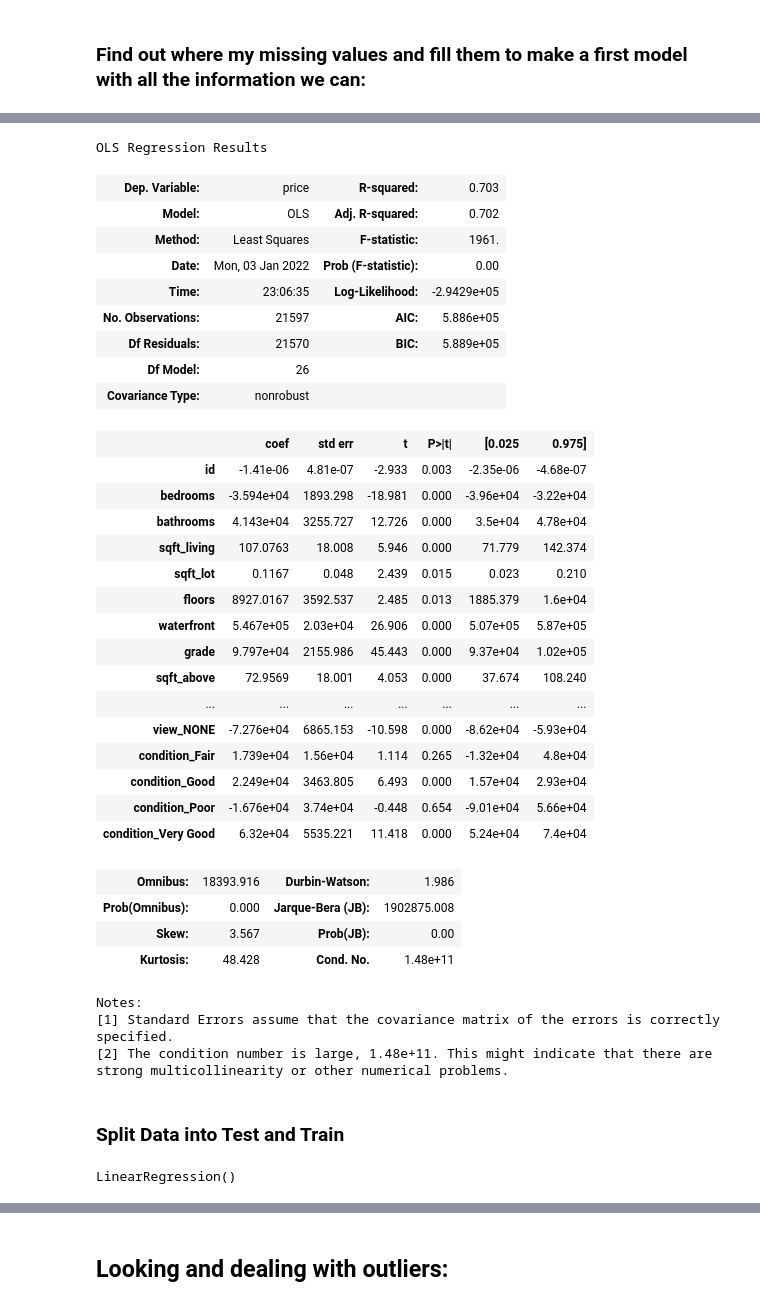
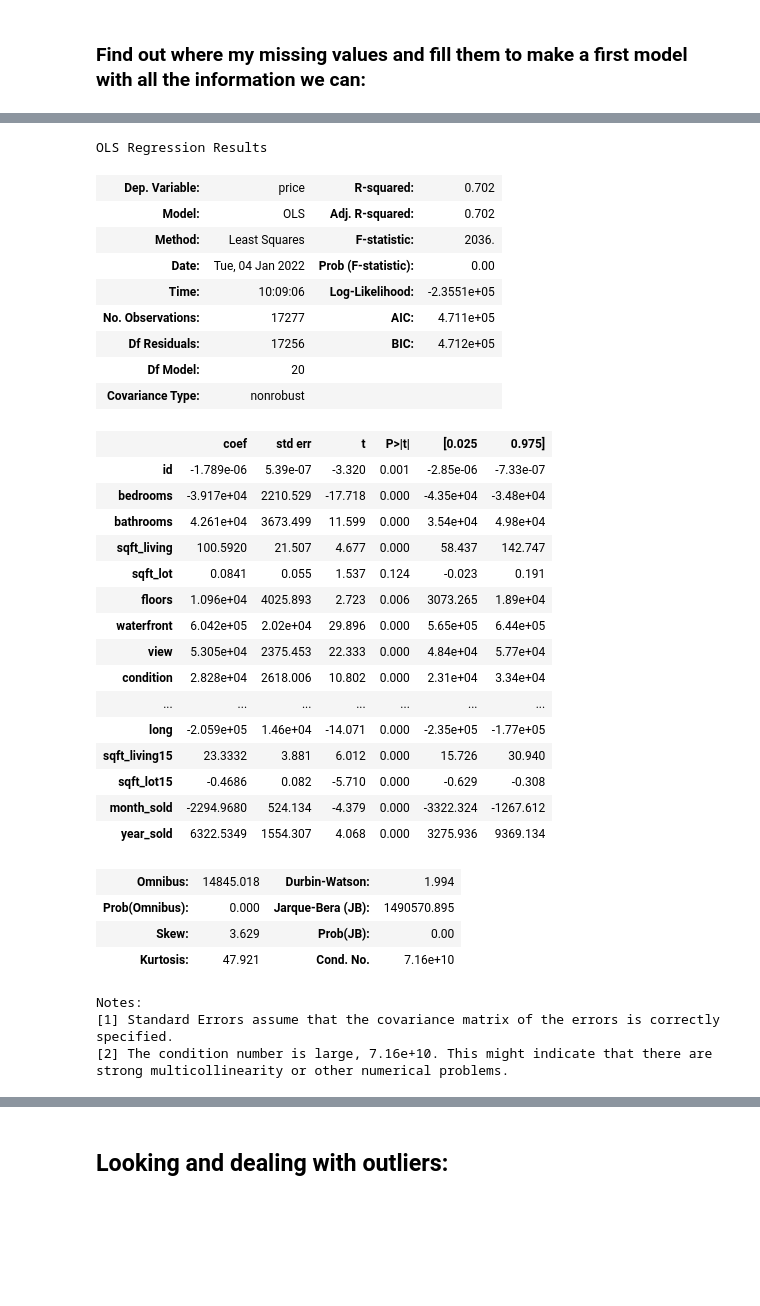
Before and after one commit to DataDoggo215/dsc-phase2-project, a Jupyter notebook: Master.ipynb, the cells around one changed output, grey strips where cells are left out. Drawn from its saved outputs; the diff is of its cells as text; code cells hidden in the pictures; blank space fills up the shorter version.

```diff
--- a/Master.ipynb
+++ b/Master.ipynb
@@ -48,2 +54,5 @@ df = pd.read_csv('data/kc_house_data.csv')
+# %%
+df = X_train
+y = y_train
 # %% [markdown]
 ### Find out where my missing values and fill them to make a first model with all the information we can:
@@ -145,3 +130,6 @@ array(['NONE', 'GOOD', 'EXCELLENT', 'AVERAGE', 'FAIR'], dtype=object)
+# %%
+# Change view to numeric
+df['view'] = df['view'].apply(lambda x: 0 if x=='NONE' else (1 if x=='FAIR' else (2 if x=='AVERAGE' else (3 if x=='GOOD' else 4))))
 # %%
 df['condition'].unique()
 # %% [output]
@@ -149,3 +137,6 @@ array(['Average', 'Very Good', 'Good', 'Poor', 'Fair'], dtype=object)
+# %%
+# Change condition to numeric
+df['condition'] = df['condition'].apply(lambda x: 1 if x=='Poor' else (2 if x=='Fair' else (3 if x=='Average' else (4 if x=='Good' else 5))))
 # %%
 #Convert date column to 2 separate columns for month and year
 date = df['date'].str.split('/', expand=True)
@@ -154,7 +145,4 @@ df['year_sold'] = date[2].astype('int64')
 
 #Drop original date column
 df.drop(columns=['date'], axis=1, inplace=True)
-# %%
-# Get_dummies of categorical values
-df = pd.get_dummies(df, columns=['view', 'condition'], drop_first = True)
 # %%
@@ -178,42 +160,38 @@ df
 # %%
-X = df.drop('price', axis=1)
-y = df['price']
-model = sm.OLS(endog=y, exog=X).fit()
+model = sm.OLS(endog=y, exog=df).fit()
 model.summary()
 # %% [output]
 OLS Regression Results
-| Dep. Variable: | price | R-squared: | 0.703 |
+| Dep. Variable: | price | R-squared: | 0.702 |
 | Model: | OLS | Adj. R-squared: | 0.702 |
-| Method: | Least Squares | F-statistic: | 1961. |
-| Date: | Mon, 03 Jan 2022 | Prob (F-statistic): | 0.00 |
-| Time: | 23:06:35 | Log-Likelihood: | -2.9429e+05 |
-| No. Observations: | 21597 | AIC: | 5.886e+05 |
-| Df Residuals: | 21570 | BIC: | 5.889e+05 |
-| Df Model: | 26 |  |  |
+| Method: | Least Squares | F-statistic: | 2036. |
+| Date: | Tue, 04 Jan 2022 | Prob (F-statistic): | 0.00 |
+| Time: | 10:09:06 | Log-Likelihood: | -2.3551e+05 |
+| No. Observations: | 17277 | AIC: | 4.711e+05 |
+| Df Residuals: | 17256 | BIC: | 4.712e+05 |
+| Df Model: | 20 |  |  |
 | Covariance Type: | nonrobust |  |  |
 |  | coef | std err | t | P>|t| | [0.025 | 0.975] |
-| id | -1.41e-06 | 4.81e-07 | -2.933 | 0.003 | -2.35e-06 | -4.68e-07 |
-| bedrooms | -3.594e+04 | 1893.298 | -18.981 | 0.000 | -3.96e+04 | -3.22e+04 |
-| bathrooms | 4.143e+04 | 3255.727 | 12.726 | 0.000 | 3.5e+04 | 4.78e+04 |
-| sqft_living | 107.0763 | 18.008 | 5.946 | 0.000 | 71.779 | 142.374 |
-| sqft_lot | 0.1167 | 0.048 | 2.439 | 0.015 | 0.023 | 0.210 |
-| floors | 8927.0167 | 3592.537 | 2.485 | 0.013 | 1885.379 | 1.6e+04 |
-| waterfront | 5.467e+05 | 2.03e+04 | 26.906 | 0.000 | 5.07e+05 | 5.87e+05 |
-| grade | 9.797e+04 | 2155.986 | 45.443 | 0.000 | 9.37e+04 | 1.02e+05 |
-| sqft_above | 72.9569 | 18.001 | 4.053 | 0.000 | 37.674 | 108.240 |
+| id | -1.789e-06 | 5.39e-07 | -3.320 | 0.001 | -2.85e-06 | -7.33e-07 |
+| bedrooms | -3.917e+04 | 2210.529 | -17.718 | 0.000 | -4.35e+04 | -3.48e+04 |
+| bathrooms | 4.261e+04 | 3673.499 | 11.599 | 0.000 | 3.54e+04 | 4.98e+04 |
+| sqft_living | 100.5920 | 21.507 | 4.677 | 0.000 | 58.437 | 142.747 |
+| sqft_lot | 0.0841 | 0.055 | 1.537 | 0.124 | -0.023 | 0.191 |
+| floors | 1.096e+04 | 4025.893 | 2.723 | 0.006 | 3073.265 | 1.89e+04 |
+| waterfront | 6.042e+05 | 2.02e+04 | 29.896 | 0.000 | 5.65e+05 | 6.44e+05 |
+| view | 5.305e+04 | 2375.453 | 22.333 | 0.000 | 4.84e+04 | 5.77e+04 |
+| condition | 2.828e+04 | 2618.006 | 10.802 | 0.000 | 2.31e+04 | 3.34e+04 |
 | ... | ... | ... | ... | ... | ... | ... |
-| view_NONE | -7.276e+04 | 6865.153 | -10.598 | 0.000 | -8.62e+04 | -5.93e+04 |
-| condition_Fair | 1.739e+04 | 1.56e+04 | 1.114 | 0.265 | -1.32e+04 | 4.8e+04 |
-| condition_Good | 2.249e+04 | 3463.805 | 6.493 | 0.000 | 1.57e+04 | 2.93e+04 |
-| condition_Poor | -1.676e+04 | 3.74e+04 | -0.448 | 0.654 | -9.01e+04 | 5.66e+04 |
-| condition_Very Good | 6.32e+04 | 5535.221 | 11.418 | 0.000 | 5.24e+04 | 7.4e+04 |
+| long | -2.059e+05 | 1.46e+04 | -14.071 | 0.000 | -2.35e+05 | -1.77e+05 |
+| sqft_living15 | 23.3332 | 3.881 | 6.012 | 0.000 | 15.726 | 30.940 |
+| sqft_lot15 | -0.4686 | 0.082 | -5.710 | 0.000 | -0.629 | -0.308 |
+| month_sold | -2294.9680 | 524.134 | -4.379 | 0.000 | -3322.324 | -1267.612 |
+| year_sold | 6322.5349 | 1554.307 | 4.068 | 0.000 | 3275.936 | 9369.134 |
-| Omnibus: | 18393.916 | Durbin-Watson: | 1.986 |
-| Prob(Omnibus): | 0.000 | Jarque-Bera (JB): | 1902875.008 |
-| Skew: | 3.567 | Prob(JB): | 0.00 |
-| Kurtosis: | 48.428 | Cond. No. | 1.48e+11 |
+| Omnibus: | 14845.018 | Durbin-Watson: | 1.994 |
+| Prob(Omnibus): | 0.000 | Jarque-Bera (JB): | 1490570.895 |
+| Skew: | 3.629 | Prob(JB): | 0.00 |
+| Kurtosis: | 47.921 | Cond. No. | 7.16e+10 |
 Notes:
 [1] Standard Errors assume that the covariance matrix of the errors is correctly specified.
-[2] The condition number is large, 1.48e+11. This might indicate that there are
+[2] The condition number is large, 7.16e+10. This might indicate that there are
 strong multicollinearity or other numerical problems.
-# %% [markdown]
-### Split Data into Test and Train
@@ -222,6 +197,0 @@ X_train, X_test, y_train, y_test = train_test_split(X, y, test_size=.20, random_
-# %%
-linreg = LinearRegression()
-model = linreg.fit(X_train, y_train)
-model
-# %% [output]
-LinearRegression()
```
Also changed, not shown: parts of 21 cells of this notebook, 1 other file.
